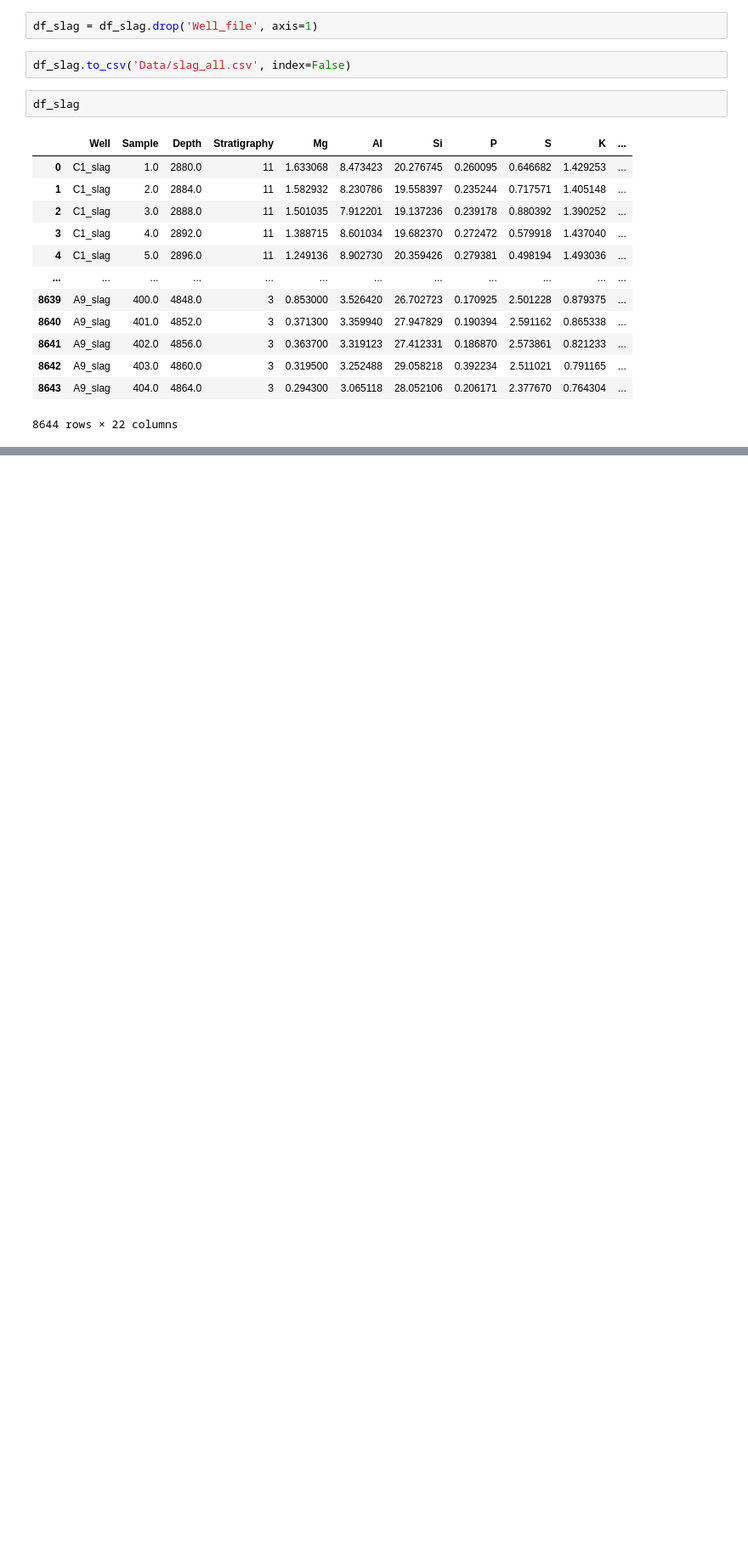
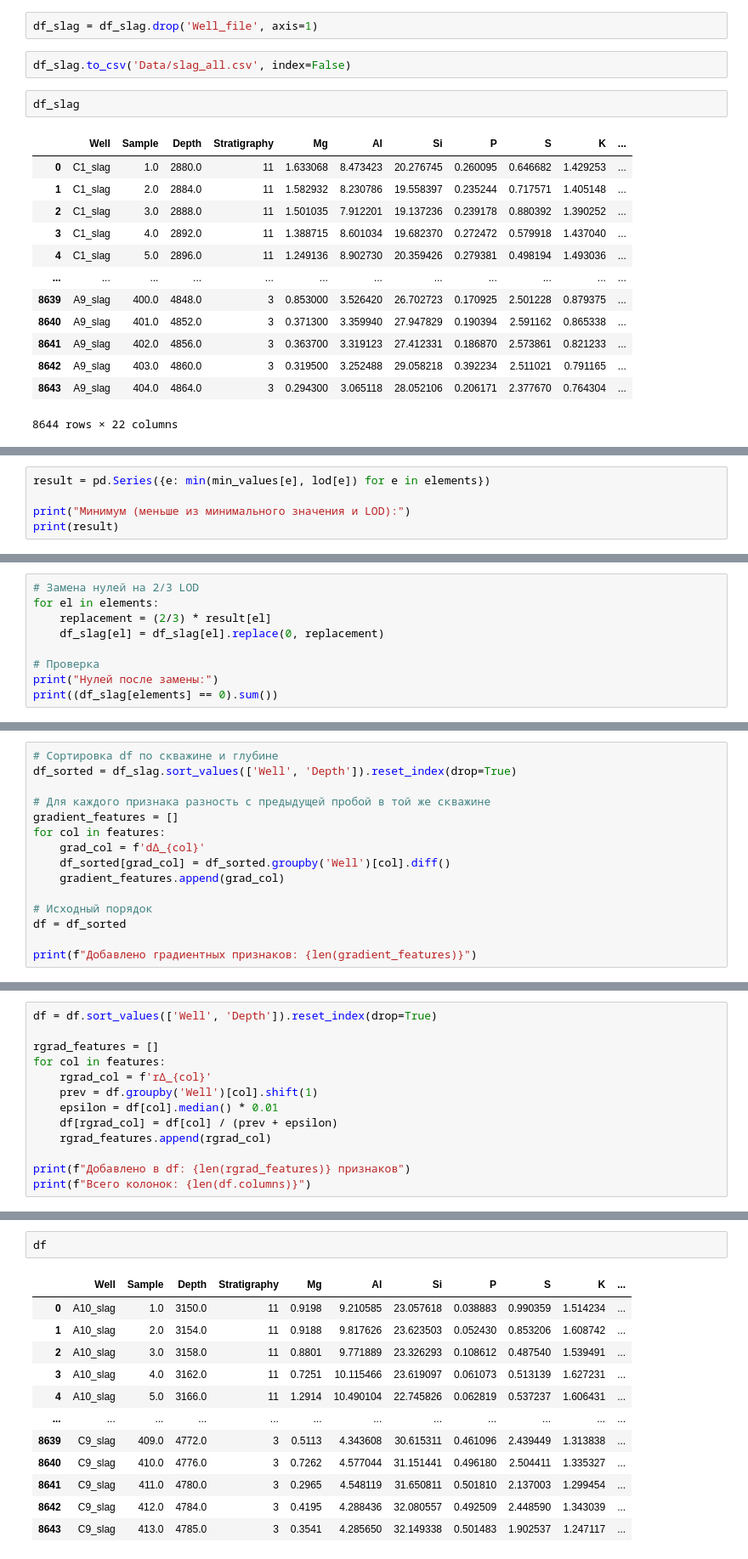
Before and after one commit to MariaSmirnovaDS/ML_for_geochemistry, a Jupyter notebook: EDA_real_Slag.ipynb, the cells around one changed output, grey strips where cells are left out. Shown at 85% size. Saved outputs shown, nothing was run; the diff lists cells and outputs as text; blank space fills up the shorter version.

Commit message:
Добавлено создание новых признаков, сотношений

```diff
--- a/EDA_real_Slag.ipynb
+++ b/EDA_real_Slag.ipynb
@@ -382,0 +499,5 @@ df_slag
+# %%
+result = pd.Series({e: min(min_values[e], lod[e]) for e in elements})
+
+print("Минимум (меньше из минимального значения и LOD):")
+print(result)
@@ -382,0 +527,9 @@ df_slag
+# %%
+# Замена нулей на 2/3 LOD
+for el in elements:
+    replacement = (2/3) * result[el]
+    df_slag[el] = df_slag[el].replace(0, replacement)
+
+# Проверка
+print("Нулей после замены:")
+print((df_slag[elements] == 0).sum())
@@ -382,0 +641,15 @@ df_slag
+# %%
+# Сортировка df по скважине и глубине
+df_sorted = df_slag.sort_values(['Well', 'Depth']).reset_index(drop=True)
+
+# Для каждого признака разность с предыдущей пробой в той же скважине
+gradient_features = []
+for col in features:
+    grad_col = f'dΔ_{col}'
+    df_sorted[grad_col] = df_sorted.groupby('Well')[col].diff()
+    gradient_features.append(grad_col)
+
+# Исходный порядок
+df = df_sorted
+
+print(f"Добавлено градиентных признаков: {len(gradient_features)}")
@@ -382,0 +660,13 @@ df_slag
+# %%
+df = df.sort_values(['Well', 'Depth']).reset_index(drop=True)
+
+rgrad_features = []
+for col in features:
+    rgrad_col = f'rΔ_{col}'
+    prev = df.groupby('Well')[col].shift(1)
+    epsilon = df[col].median() * 0.01
+    df[rgrad_col] = df[col] / (prev + epsilon)
+    rgrad_features.append(rgrad_col)
+
+print(f"Добавлено в df: {len(rgrad_features)} признаков")
+print(f"Всего колонок: {len(df.columns)}")
@@ -382,0 +676,15 @@ df_slag
+# %%
+df
+# %% [output]
+|  | Well | Sample | Depth | Stratigraphy | Mg | Al | Si | P | S | K | ... |
+| 0 | A10_slag | 1.0 | 3150.0 | 11 | 0.9198 | 9.210585 | 23.057618 | 0.038883 | 0.990359 | 1.514234 | ... |
+| 1 | A10_slag | 2.0 | 3154.0 | 11 | 0.9188 | 9.817626 | 23.623503 | 0.052430 | 0.853206 | 1.608742 | ... |
+| 2 | A10_slag | 3.0 | 3158.0 | 11 | 0.8801 | 9.771889 | 23.326293 | 0.108612 | 0.487540 | 1.539491 | ... |
+| 3 | A10_slag | 4.0 | 3162.0 | 11 | 0.7251 | 10.115466 | 23.619097 | 0.061073 | 0.513139 | 1.627231 | ... |
+| 4 | A10_slag | 5.0 | 3166.0 | 11 | 1.2914 | 10.490104 | 22.745826 | 0.062819 | 0.537237 | 1.606431 | ... |
+| ... | ... | ... | ... | ... | ... | ... | ... | ... | ... | ... | ... |
+| 8639 | C9_slag | 409.0 | 4772.0 | 3 | 0.5113 | 4.343608 | 30.615311 | 0.461096 | 2.439449 | 1.313838 | ... |
+| 8640 | C9_slag | 410.0 | 4776.0 | 3 | 0.7262 | 4.577044 | 31.151441 | 0.496180 | 2.504411 | 1.335327 | ... |
+| 8641 | C9_slag | 411.0 | 4780.0 | 3 | 0.2965 | 4.548119 | 31.650811 | 0.501810 | 2.137003 | 1.299454 | ... |
+| 8642 | C9_slag | 412.0 | 4784.0 | 3 | 0.4195 | 4.288436 | 32.080557 | 0.492509 | 2.448590 | 1.343039 | ... |
+| 8643 | C9_slag | 413.0 | 4785.0 | 3 | 0.3541 | 4.285650 | 32.149338 | 0.501483 | 1.902537 | 1.247117 | ... |
```
Also changed, not shown: parts of 22 cells of this notebook.
